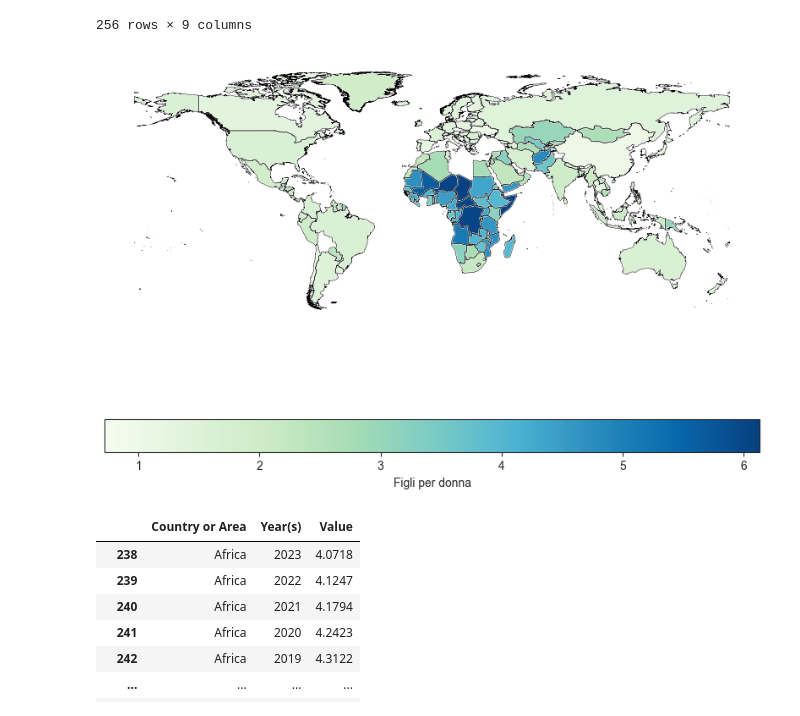
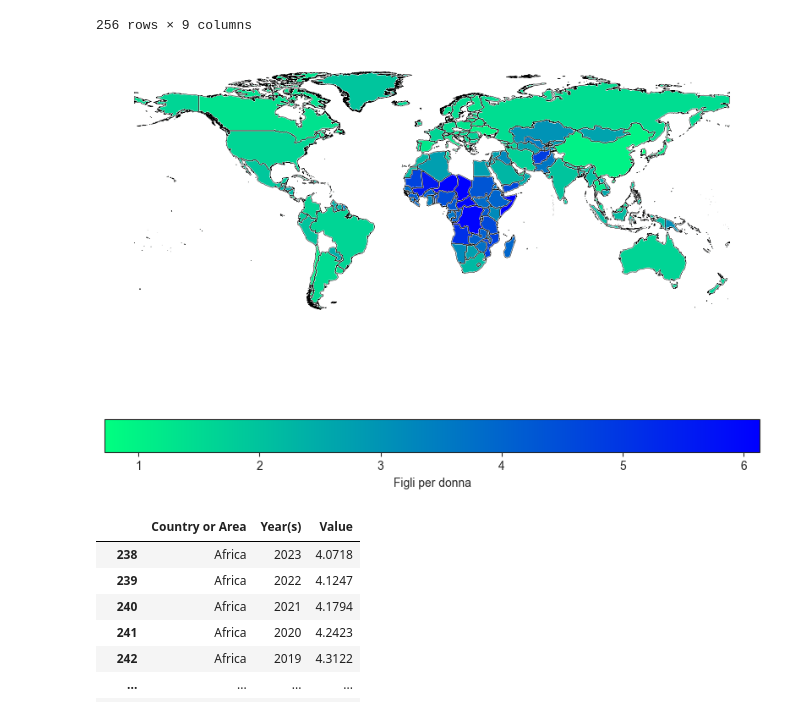
Before and after one commit to ByZeroMatt/SciVis_Project_2024, a Jupyter notebook: src/main/main.ipynb, the cells around one changed output. Cells and saved outputs as stored; diff of their text form; code cells hidden in the pictures.

```diff
--- a/src/main/main.ipynb
+++ b/src/main/main.ipynb
@@ -46,38 +46,40 @@ world
 sns.set_style('white')
 world = pd.merge(
     left=world,
     right=fertility_ds[fertility_ds['Year(s)'] == 2023],
     how='left',
 )
 
 world = world.dropna()
 
 ax = world.boundary.plot(
     edgecolor='black',
     linewidth=.35,
     figsize=(10,10)
 )
 world.plot(
     ax=ax,
     column='Value',
     legend=True,
     legend_kwds={
         'label': 'Figli per donna',
         'orientation': 'horizontal'
     },
     missing_kwds={
-        'color': 'lightgrey',
-        'edgecolor': 'black'
-    },
-    cmap='GnBu',
+         "color": "lightgrey",
+         "edgecolor": "red",
+         "hatch": "///",
+         "label": "Missing values",
+     },
+    cmap='winter_r',
 )
 
 ax.set_xticklabels('')
 ax.set_yticklabels('')
 sns.despine(left=True, right=True, bottom=True, top=True)
 plt.show()
 # %% [output]
-[figure, old version]
+[figure, new version]
 # %%
 fertility_ds_continents = fertility_ds[(fertility_ds['Country or Area'] == 'Asia') | (fertility_ds['Country or Area'] == 'Africa') | (fertility_ds['Country or Area'] == 'Europe') | (fertility_ds['Country or Area'] == 'Northern America') | (fertility_ds['Country or Area'] == 'South America') | (fertility_ds['Country or Area'] == 'Oceania')]
 fertility_ds_continents
```
Also changed, not shown: parts of 5 cells of this notebook, 2 other files.
